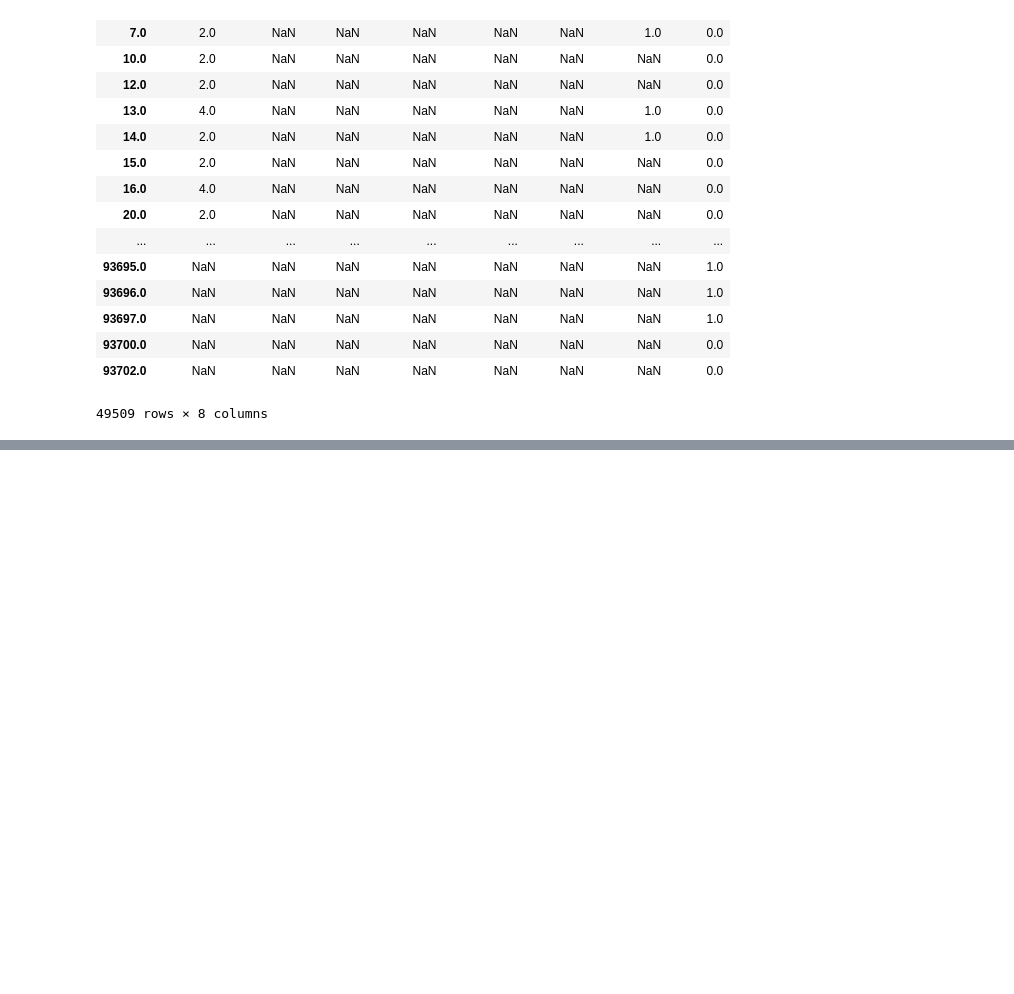
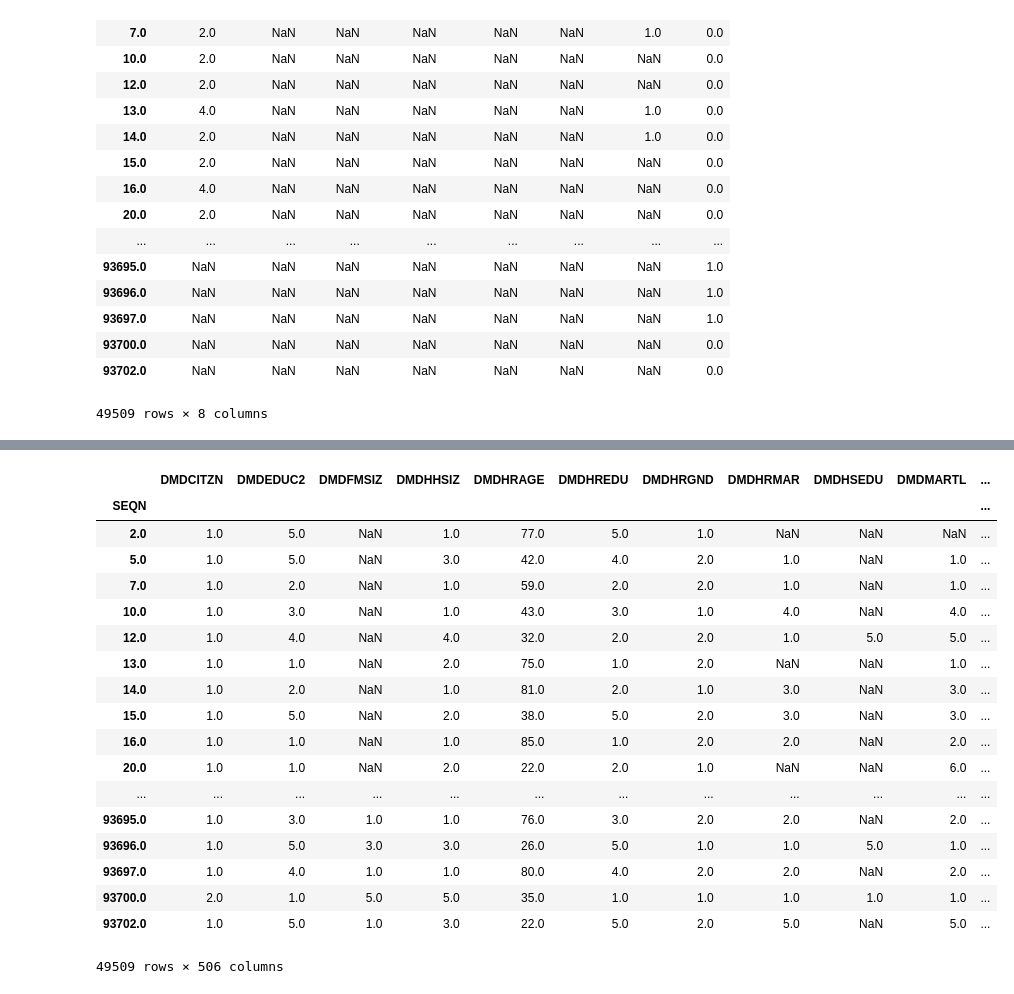
Before and after one commit to apashch/CancerPrediction, a Jupyter notebook: FeatureSelection.ipynb, the cells around one changed output, grey strips where cells are left out. Drawn from its saved outputs; the diff is of its cells as text; code cells hidden in the pictures; blank space fills up the shorter version.

```diff
--- a/FeatureSelection.ipynb
+++ b/FeatureSelection.ipynb
@@ -100,0 +162,22 @@ ds.df
+# %%
+ds.df
+# %% [output]
+|  | DMDCITZN | DMDEDUC2 | DMDFMSIZ | DMDHHSIZ | DMDHRAGE | DMDHREDU | DMDHRGND | DMDHRMAR | DMDHSEDU | DMDMARTL | ... |
+| SEQN |  |  |  |  |  |  |  |  |  |  | ... |
+| 2.0 | 1.0 | 5.0 | NaN | 1.0 | 77.0 | 5.0 | 1.0 | NaN | NaN | NaN | ... |
+| 5.0 | 1.0 | 5.0 | NaN | 3.0 | 42.0 | 4.0 | 2.0 | 1.0 | NaN | 1.0 | ... |
+| 7.0 | 1.0 | 2.0 | NaN | 1.0 | 59.0 | 2.0 | 2.0 | 1.0 | NaN | 1.0 | ... |
+| 10.0 | 1.0 | 3.0 | NaN | 1.0 | 43.0 | 3.0 | 1.0 | 4.0 | NaN | 4.0 | ... |
+| 12.0 | 1.0 | 4.0 | NaN | 4.0 | 32.0 | 2.0 | 2.0 | 1.0 | 5.0 | 5.0 | ... |
+| 13.0 | 1.0 | 1.0 | NaN | 2.0 | 75.0 | 1.0 | 2.0 | NaN | NaN | 1.0 | ... |
+| 14.0 | 1.0 | 2.0 | NaN | 1.0 | 81.0 | 2.0 | 1.0 | 3.0 | NaN | 3.0 | ... |
+| 15.0 | 1.0 | 5.0 | NaN | 2.0 | 38.0 | 5.0 | 2.0 | 3.0 | NaN | 3.0 | ... |
+| 16.0 | 1.0 | 1.0 | NaN | 1.0 | 85.0 | 1.0 | 2.0 | 2.0 | NaN | 2.0 | ... |
+| 20.0 | 1.0 | 1.0 | NaN | 2.0 | 22.0 | 2.0 | 1.0 | NaN | NaN | 6.0 | ... |
+| ... | ... | ... | ... | ... | ... | ... | ... | ... | ... | ... | ... |
+| 93695.0 | 1.0 | 3.0 | 1.0 | 1.0 | 76.0 | 3.0 | 2.0 | 2.0 | NaN | 2.0 | ... |
+| 93696.0 | 1.0 | 5.0 | 3.0 | 3.0 | 26.0 | 5.0 | 1.0 | 1.0 | 5.0 | 1.0 | ... |
+| 93697.0 | 1.0 | 4.0 | 1.0 | 1.0 | 80.0 | 4.0 | 2.0 | 2.0 | NaN | 2.0 | ... |
+| 93700.0 | 2.0 | 1.0 | 5.0 | 5.0 | 35.0 | 1.0 | 1.0 | 1.0 | 1.0 | 1.0 | ... |
+| 93702.0 | 1.0 | 5.0 | 1.0 | 3.0 | 22.0 | 5.0 | 2.0 | 5.0 | NaN | 5.0 | ... |
+49509 rows × 506 columns
```
Also changed, not shown: parts of 9 cells of this notebook, 2 other files.
